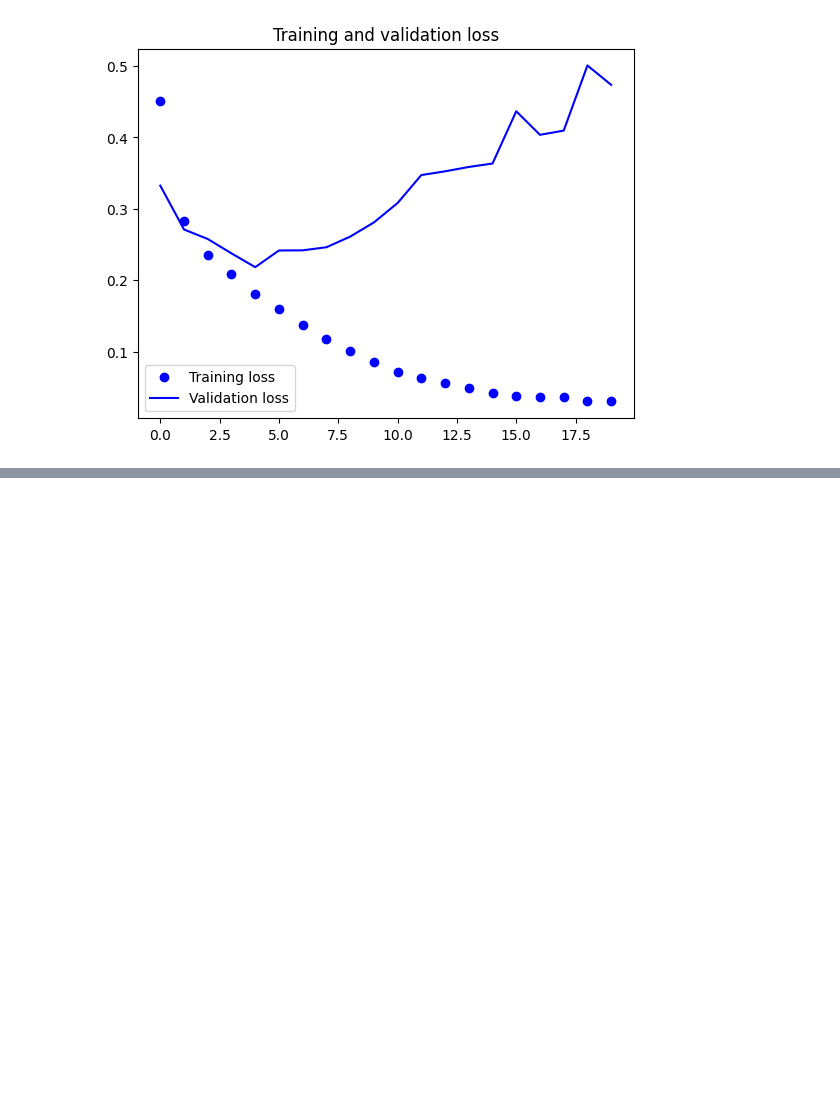
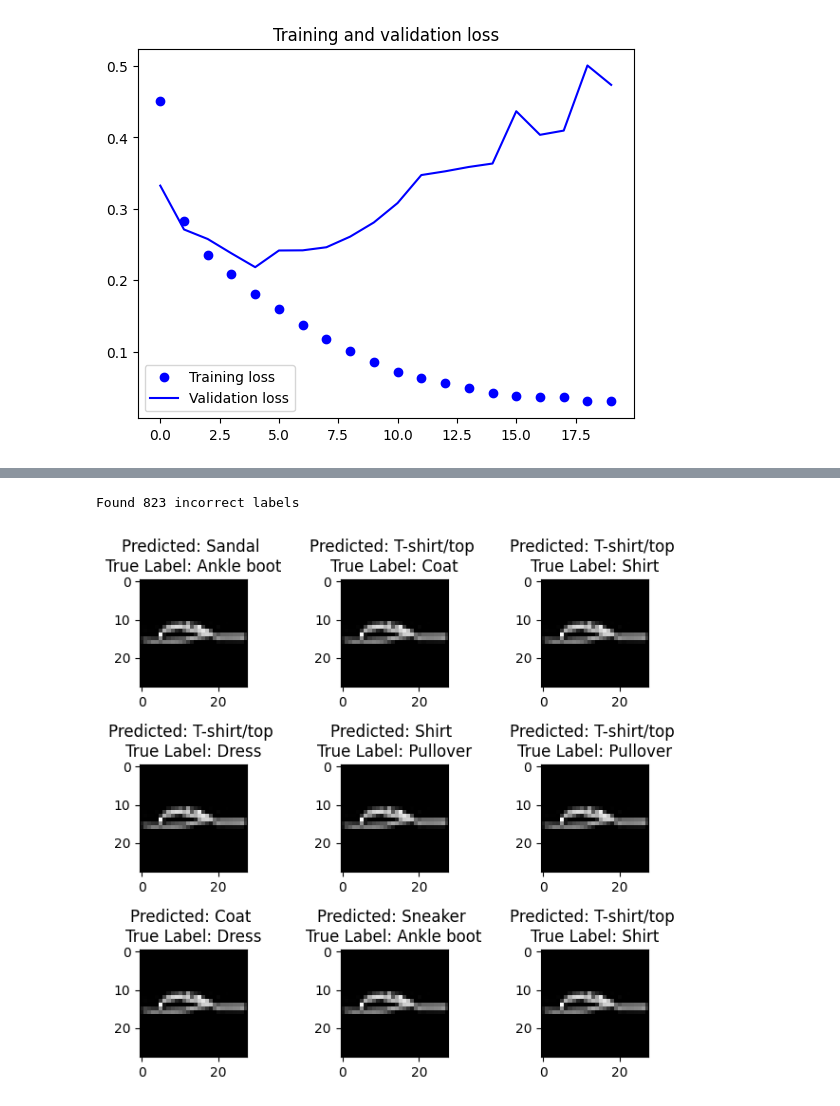
Before and after one commit to andnet-deboer/miniproject3_Math395, a Jupyter notebook: miniproject3_neuralnets.ipynb, the cells around one changed output, grey strips where cells are left out. Saved outputs shown, nothing was run; the diff lists cells and outputs as text; code cells hidden in the pictures; blank space fills up the shorter version.

```diff
--- a/miniproject3_neuralnets.ipynb
+++ b/miniproject3_neuralnets.ipynb
@@ -259,0 +416,12 @@ plt.show()
+# %%
+incorrect = np.where(predicted_classes!=test_Y)[0]
+plt.figure(figsize=[8,6])
+print ("Found %d incorrect labels" % len(incorrect))
+for i, incorrect in enumerate(incorrect[:9]):
+    plt.subplot(3,3,i+1)
+    plt.imshow(test_X[correct].reshape(28,28), cmap='gray', interpolation='none')
+    plt.title("Predicted: {} \nTrue Label: {}".format(class_label[predicted_classes[incorrect]], class_label[test_Y[incorrect]]))
+    plt.tight_layout()
+# %% [output]
+Found 823 incorrect labels
+[figure, added]
```
Also changed, not shown: parts of 20 cells of this notebook, 2 other files.
